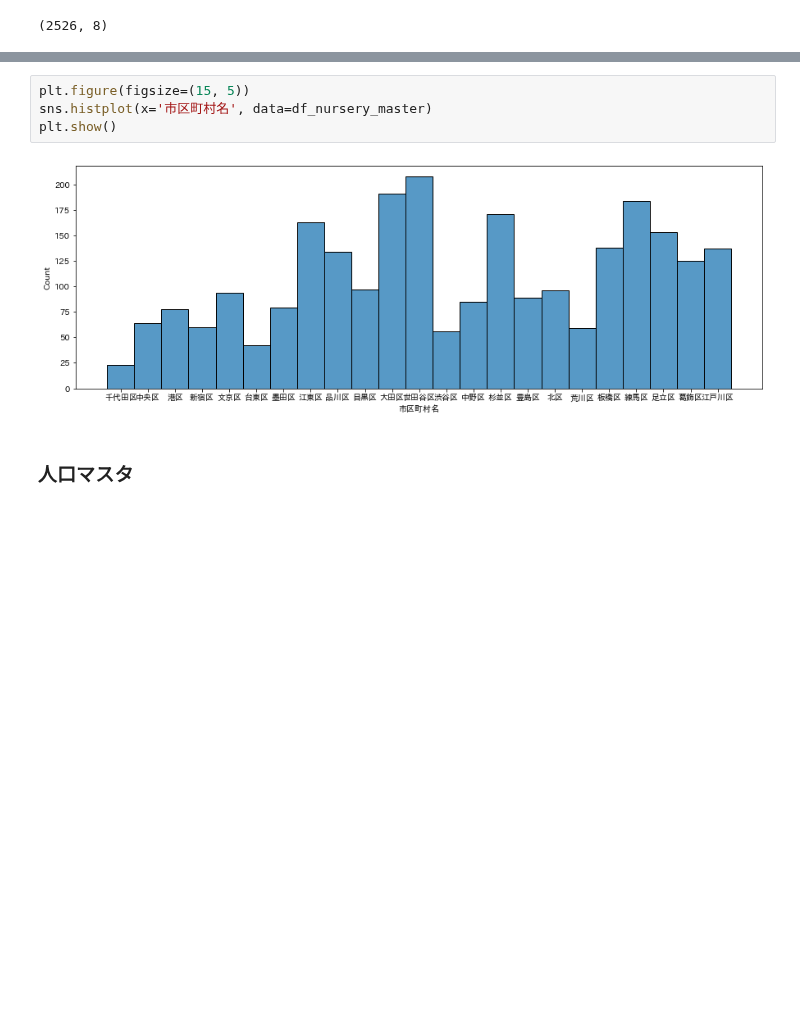
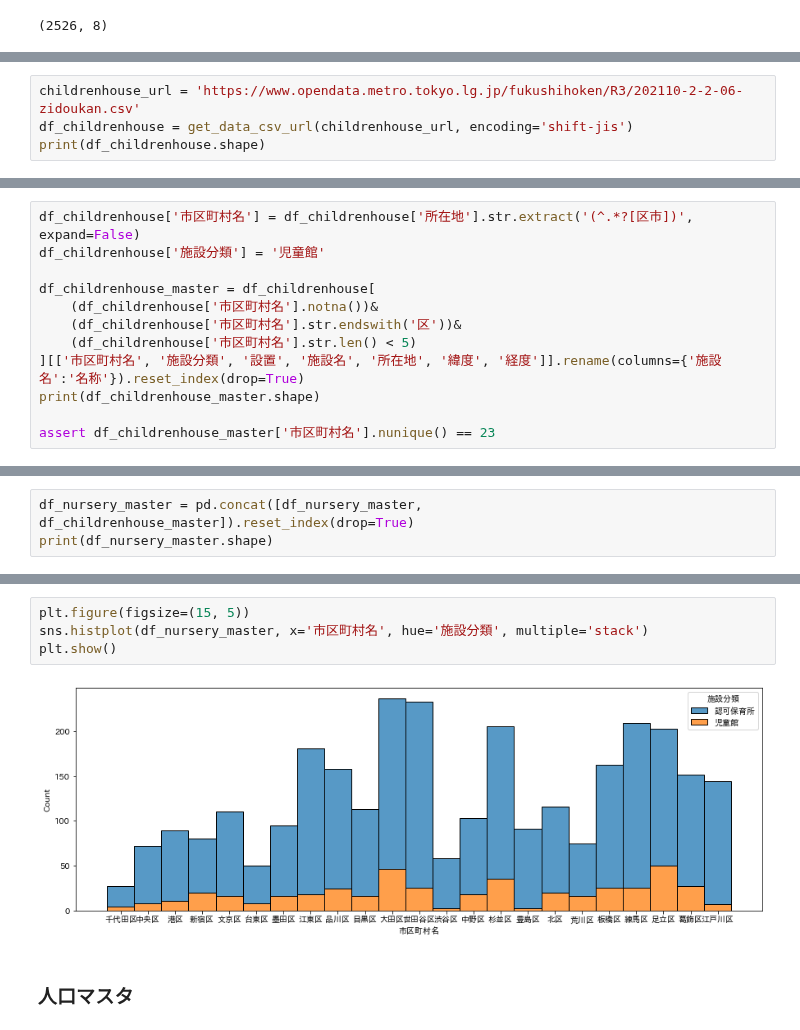
Before and after one commit to z-guard/analysis, a Jupyter notebook: notebooks/nursery_master.ipynb, the cells around one changed output, grey strips where cells are left out. Saved outputs shown, nothing was run; the diff lists cells and outputs as text; blank space fills up the shorter version.

Commit message:
Add: children house

```diff
--- a/notebooks/nursery_master.ipynb
+++ b/notebooks/nursery_master.ipynb
@@ -61,0 +68,4 @@ assert df_nursery_master['市区町村名'].nunique() == 23
+# %%
+childrenhouse_url = 'https://www.opendata.metro.tokyo.lg.jp/fukushihoken/R3/202110-2-2-06-zidoukan.csv'
+df_childrenhouse = get_data_csv_url(childrenhouse_url, encoding='shift-jis')
+print(df_childrenhouse.shape)
@@ -61,0 +74,12 @@ assert df_nursery_master['市区町村名'].nunique() == 23
+# %%
+df_childrenhouse['市区町村名'] = df_childrenhouse['所在地'].str.extract('(^.*?[区市])', expand=False)
+df_childrenhouse['施設分類'] = '児童館'
+
+df_childrenhouse_master = df_childrenhouse[
+    (df_childrenhouse['市区町村名'].notna())&
+    (df_childrenhouse['市区町村名'].str.endswith('区'))&
+    (df_childrenhouse['市区町村名'].str.len() < 5)
+][['市区町村名', '施設分類', '設置', '施設名', '所在地', '緯度', '経度']].rename(columns={'施設名':'名称'}).reset_index(drop=True)
+print(df_childrenhouse_master.shape)
+
+assert df_childrenhouse_master['市区町村名'].nunique() == 23
@@ -61,0 +90,3 @@ assert df_nursery_master['市区町村名'].nunique() == 23
+# %%
+df_nursery_master = pd.concat([df_nursery_master, df_childrenhouse_master]).reset_index(drop=True)
+print(df_nursery_master.shape)
@@ -64,9 +113,9 @@ df_nursery_master.to_csv(os.path.join(DIR_NAME, 'nursery_master.csv'), index=Fal
 # %%
 plt.figure(figsize=(15, 5))
-sns.histplot(x='市区町村名', data=df_nursery_master)
+sns.histplot(df_nursery_master, x='市区町村名', hue='施設分類', multiple='stack')
 plt.show()
 # %% [output]
-[figure, old version]
+[figure, new version]
 # %% [markdown]
 ### 人口マスタ
 # %%
```
Also changed, not shown: parts of 27 cells of this notebook.
